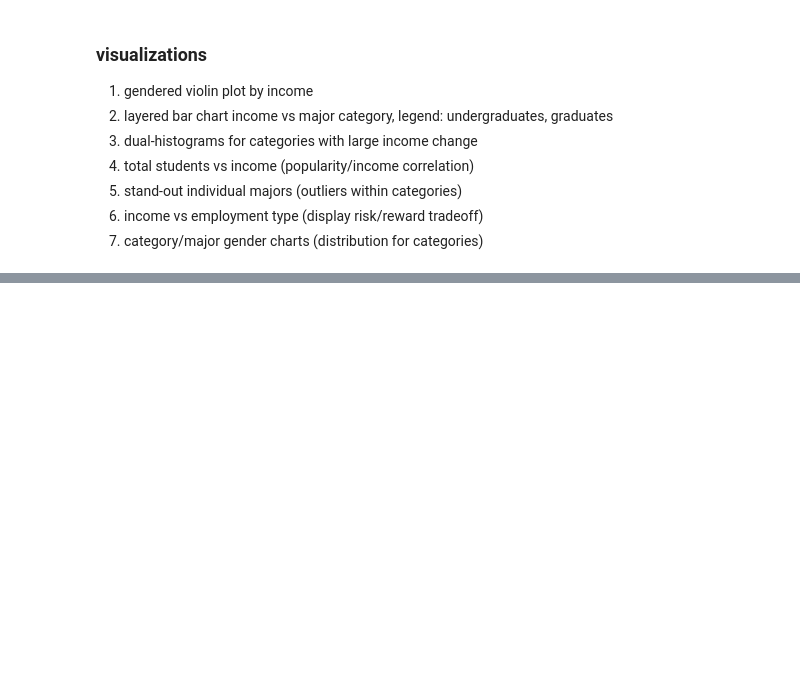
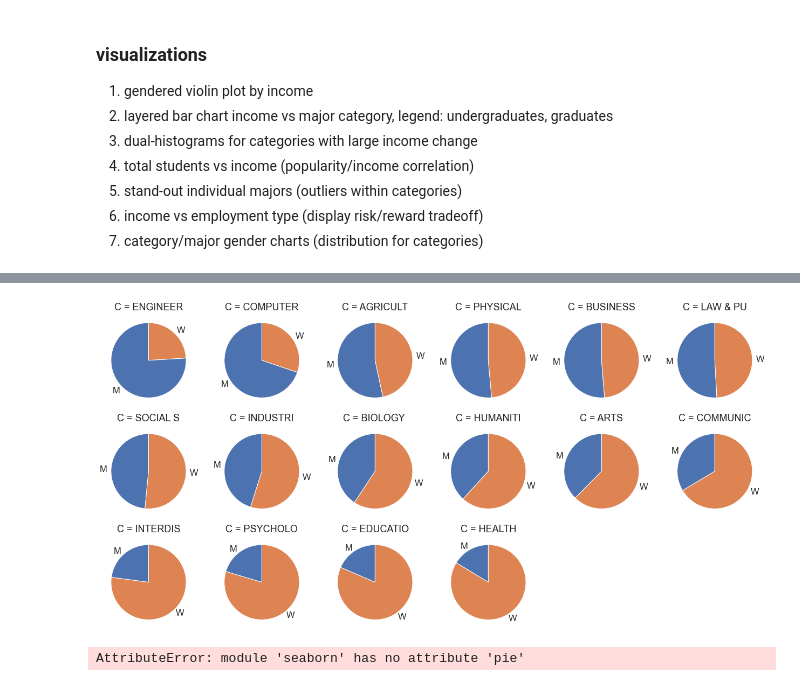
Before and after one commit to marcostorrework/marcostorrework.github.io, a Jupyter notebook: marcos visualizations.ipynb, the cells around one changed output, grey strips where cells are left out. Drawn from its saved outputs; the diff is of its cells as text; code cells hidden in the pictures; blank space fills up the shorter version.

```diff
--- a/marcos visualizations.ipynb
+++ b/marcos visualizations.ipynb
@@ -103,2 +178,55 @@ plt.show()
+# %%
+
+# Transpose to create two rows (one per gender) for each major category
+df_cat_gender = pd.melt(df_cat.drop(columns='Total').rename(columns={'Major_category':'Cat'}),
+                        id_vars=['Cat', 'Median_income', 'Percent_women'], value_vars=['Men', 'Women'],
+                        var_name='Gender', value_name='Total')
+df_cat_gender.sort_values(['Percent_women', 'Cat', 'Gender'], ascending=[True, True, True], inplace=True)
+df_cat_gender.head()
+
+# Abbreviated category name
+df_cat_gender['C'] = df_cat_gender.Cat.str.upper().str[:8]
+
+# Abbreviate 'Men' and 'Women'
+for i in range(len(df_cat_gender)):
+    if df_cat_gender.loc[i,'Gender'] == 'Men':
+        df_cat_gender.loc[i,'Gender'] = 'M'
+    elif df_cat_gender.loc[i,'Gender'] == 'Women':
+        df_cat_gender.loc[i,'Gender'] = 'W'
+# %%
+# Array of pie charts, one chart per category
+# Each pie shows percent of female vs male graduates
+def pie(v, l, color=None):
+    plt.pie(v, labels=l.values, startangle=90)
+
+
+sns.set(font_scale=1.5)
+g = sns.FacetGrid(df_cat_gender, col="C", col_wrap=6)
+g.map(pie, 'Total', 'Gender')
+g.set_axis_labels("", "")
+plt.show()
+# %% [output]
+[figure, added]
+# %%
+# Experimental: Donut instead of pies
+
+# colors
+colors = ['#FF0000', '#0000FF', '#FFFF00', '#ADFF2F', '#FFA500']
+df_cat_gender_arts = df_cat_gender[df_cat_gender.Major_category=='Arts']
+# Pie Chart
+plt.pie(df_cat_gender_arts.Total, colors=colors, labels=df_cat_gender_arts.Gender,
+        autopct='%1.1f%%', pctdistance=0.85,
+        explode=(0.05, 0.05))
+# draw circle
+centre_circle = plt.Circle((0, 0), 0.70, fc='white')
+fig = plt.gcf()
+
+# Adding Circle in Pie chart
+fig.gca().add_artist(centre_circle)
+
+plt.title('Arts')
+plt.show()
+# %% [output]
+AttributeError: module 'seaborn' has no attribute 'pie'
 # %%
 # Income vs Percent of women
```
Also changed, not shown: parts of 22 cells of this notebook.
